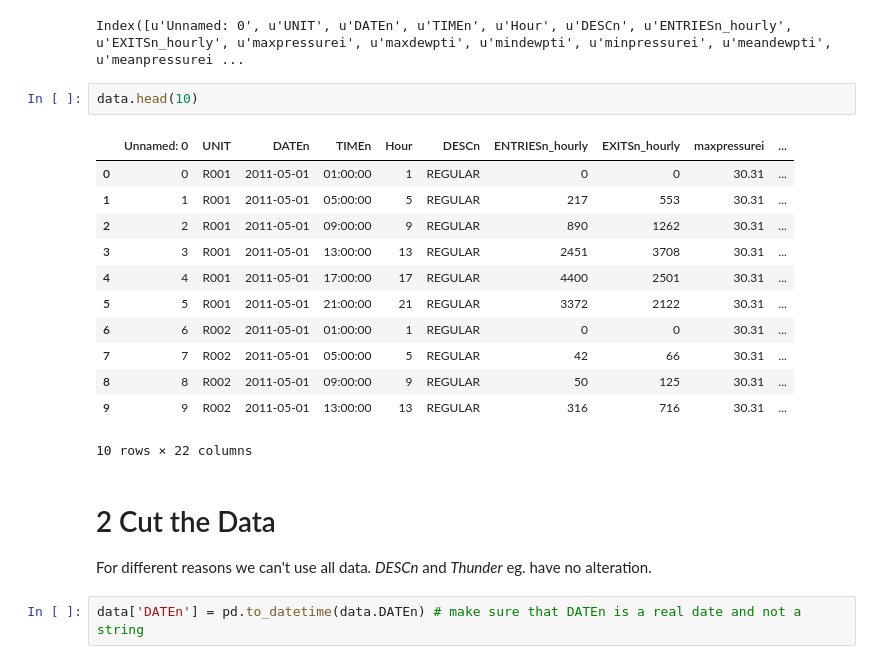
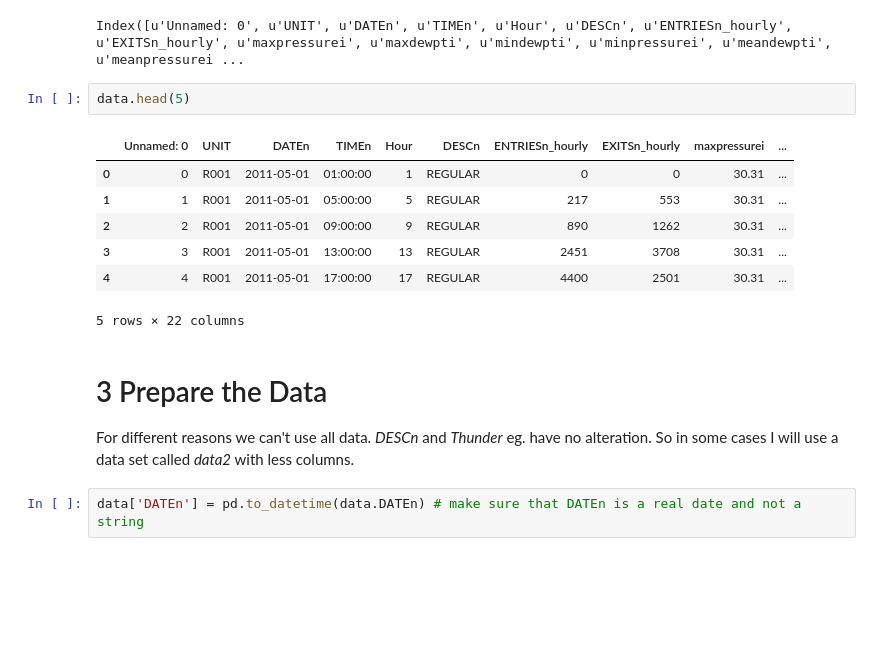
Before and after one commit to Frankri/notebooks, a Jupyter notebook: final_project_restart_A.ipynb, the cells around one changed output. Drawn from its saved outputs; the diff is of its cells as text; blank space fills up the shorter version.

```diff
--- a/final_project_restart_A.ipynb
+++ b/final_project_restart_A.ipynb
@@ -40,23 +55,18 @@ data.columns
 # %% [output]
 Index([u'Unnamed: 0', u'UNIT', u'DATEn', u'TIMEn', u'Hour', u'DESCn', u'ENTRIESn_hourly', u'EXITSn_hourly', u'maxpressurei', u'maxdewpti', u'mindewpti', u'minpressurei', u'meandewpti', u'meanpressurei ...
 # %%
-data.head(10)
+data.head(5)
 # %% [output]
 |  | Unnamed: 0 | UNIT | DATEn | TIMEn | Hour | DESCn | ENTRIESn_hourly | EXITSn_hourly | maxpressurei | ... |
 | 0 | 0 | R001 | 2011-05-01 | 01:00:00 | 1 | REGULAR | 0 | 0 | 30.31 | ... |
 | 1 | 1 | R001 | 2011-05-01 | 05:00:00 | 5 | REGULAR | 217 | 553 | 30.31 | ... |
 | 2 | 2 | R001 | 2011-05-01 | 09:00:00 | 9 | REGULAR | 890 | 1262 | 30.31 | ... |
 | 3 | 3 | R001 | 2011-05-01 | 13:00:00 | 13 | REGULAR | 2451 | 3708 | 30.31 | ... |
 | 4 | 4 | R001 | 2011-05-01 | 17:00:00 | 17 | REGULAR | 4400 | 2501 | 30.31 | ... |
-| 5 | 5 | R001 | 2011-05-01 | 21:00:00 | 21 | REGULAR | 3372 | 2122 | 30.31 | ... |
-| 6 | 6 | R002 | 2011-05-01 | 01:00:00 | 1 | REGULAR | 0 | 0 | 30.31 | ... |
-| 7 | 7 | R002 | 2011-05-01 | 05:00:00 | 5 | REGULAR | 42 | 66 | 30.31 | ... |
-| 8 | 8 | R002 | 2011-05-01 | 09:00:00 | 9 | REGULAR | 50 | 125 | 30.31 | ... |
-| 9 | 9 | R002 | 2011-05-01 | 13:00:00 | 13 | REGULAR | 316 | 716 | 30.31 | ... |
-10 rows × 22 columns
+5 rows × 22 columns
 # %% [markdown]
-# 2 Cut the Data
-For different reasons we can't use all data. _DESCn_ and _Thunder_ eg. have no alteration.
+# 3 Prepare the Data
+For different reasons we can't use all data. _DESCn_ and _Thunder_ eg. have no alteration. So in some cases I will use a data set called _data2_ with less columns.
 # %%
 data['DATEn'] = pd.to_datetime(data.DATEn) # make sure that DATEn is a real date and not a string
 # %% [markdown]
```
Also changed, not shown: parts of 43 cells of this notebook.
